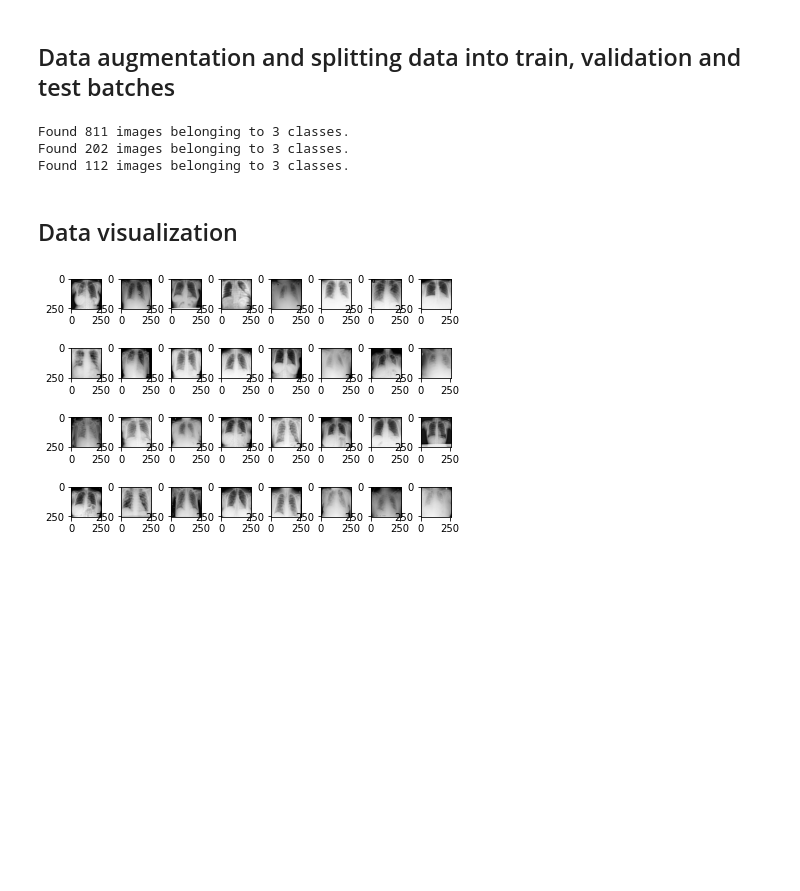
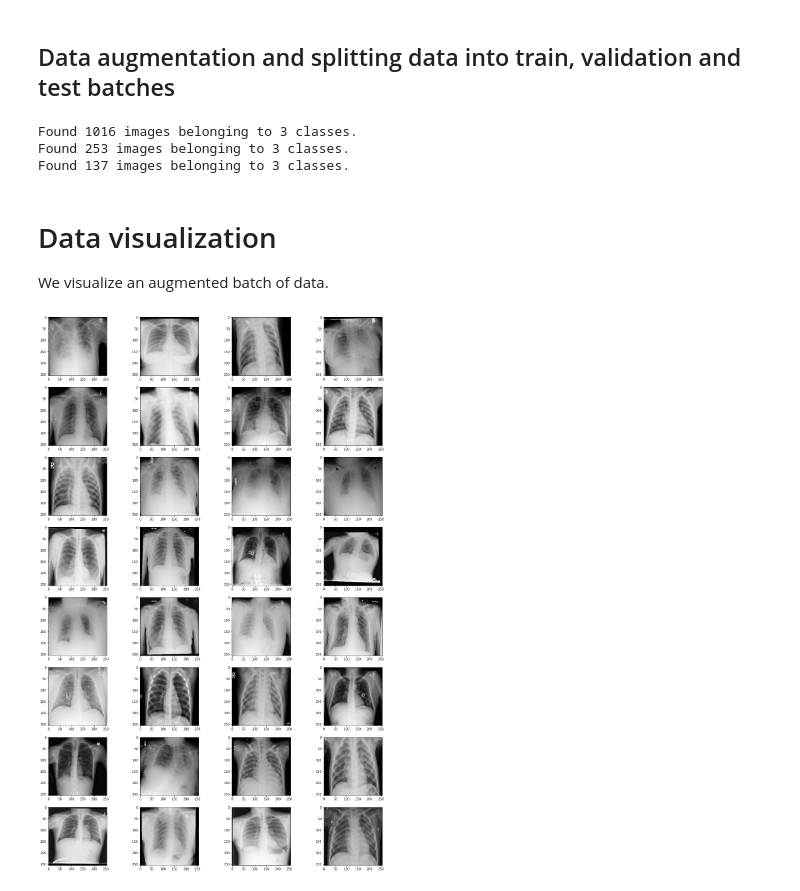
Before and after one commit to SonOf1998/COVID-19_detection_in_lungs, a Jupyter notebook: COVIDDetector.ipynb, the cells around one changed output. Cells and saved outputs as stored; diff of their text form; code cells hidden in the pictures; blank space fills up the shorter version.

Commit message:
First milestone finished

```diff
--- a/COVIDDetector.ipynb
+++ b/COVIDDetector.ipynb
@@ -88,0 +40,10 @@ test_dir = 'test_image_dataset'
+# %%
+# Move dataset directory to working directory
+source = os.path.join(repo_root_dir, 'image_datasets')
+shutil.move(source, working_dir)
+
+# Remove repository root directory
+os.rmdir(repo_root_dir)
+
+# Path to the moved dataset directory
+datasets_dir = os.path.join(working_dir, 'image_datasets')
@@ -101,8 +97,8 @@ from tensorflow.keras.preprocessing.image import ImageDataGenerator
 train_datagen =ImageDataGenerator(rescale=1./255, validation_split=0.2)
 
 # generate training batches from train directory
-train_generator = train_datagen.flow_from_directory(
-    train_dir,
+train_iter = train_datagen.flow_from_directory(
+    train_images_dir,
     target_size=(img_height, img_width),
     batch_size = batch_size,
     class_mode = class_mode,
@@ -113,8 +109,8 @@ train_generator = train_datagen.flow_from_directory(
 )
 
 # generate validation batches from train directory
-validation_generator = train_datagen.flow_from_directory(
-    train_dir,
+validation_iter = train_datagen.flow_from_directory(
+    train_images_dir,
     target_size=(img_height, img_width),
     batch_size = batch_size,
     class_mode = class_mode,
@@ -127,8 +123,8 @@ validation_generator = train_datagen.flow_from_directory(
 test_datagen = ImageDataGenerator(rescale=1./255)
 
 # generate test batches from test directory
-test_generator = test_datagen.flow_from_directory(
-    test_dir,
+test_iter = test_datagen.flow_from_directory(
+    test_images_dir,
     target_size=(img_height, img_width),
     batch_size = 1,
     class_mode = class_mode,
@@ -136,30 +132,31 @@ test_generator = test_datagen.flow_from_directory(
     shuffle = False
 )
 # %% [output]
-Found 811 images belonging to 3 classes.
-Found 202 images belonging to 3 classes.
-Found 112 images belonging to 3 classes.
+Found 1016 images belonging to 3 classes.
+Found 253 images belonging to 3 classes.
+Found 137 images belonging to 3 classes.
 # %% [markdown]
-## Data visualization
+# Data visualization
+We visualize an augmented batch of data.
 # %%
 import numpy as np
 
-xrays = next(train_generator)[0]
-xrays = np.squeeze(xrays, axis=3)
+xrays = train_iter.next()[0]    # Get the first batch of preprocessed images
+xrays = np.squeeze(xrays, axis=3)   # Get appropriate shape for plotting
 # %%
 import matplotlib.pyplot as plt
 import matplotlib.image as mpimg
 
-ncols = 8
-nrows = int(np.ceil(batch_size/ncols))
+ncols = 4 # Preferred amount of columns
+nrows = int(np.ceil(xrays.shape[0]/ncols)) # Calculate num of rows based on batch size
 
+fig = plt.gcf()
+fig.set_size_inches(ncols * 5, nrows * 4)
 
-fig, axes = plt.subplots(nrows=4, ncols=4)
-fig.tight_layout()
-
+# Plot
 for i, img in enumerate(xrays):
   sp = plt.subplot(nrows, ncols, i + 1)
   plt.imshow(img, cmap='gray')
 plt.show()
 # %% [output]
-[figure, old version]
+[figure, new version]
```
Also changed, not shown: parts of 16 cells of this notebook.
